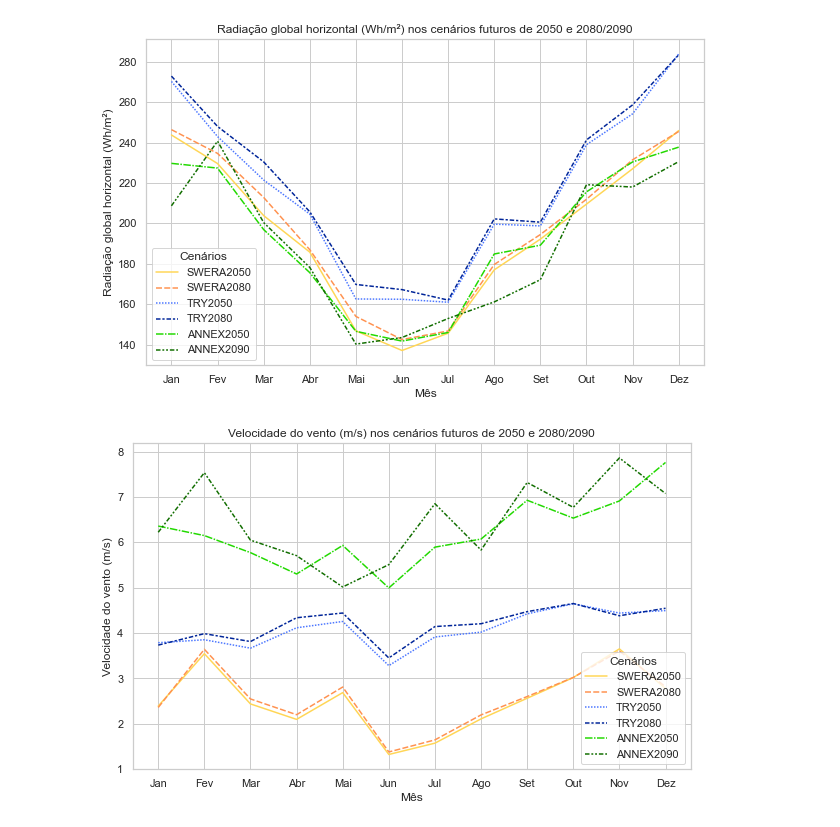
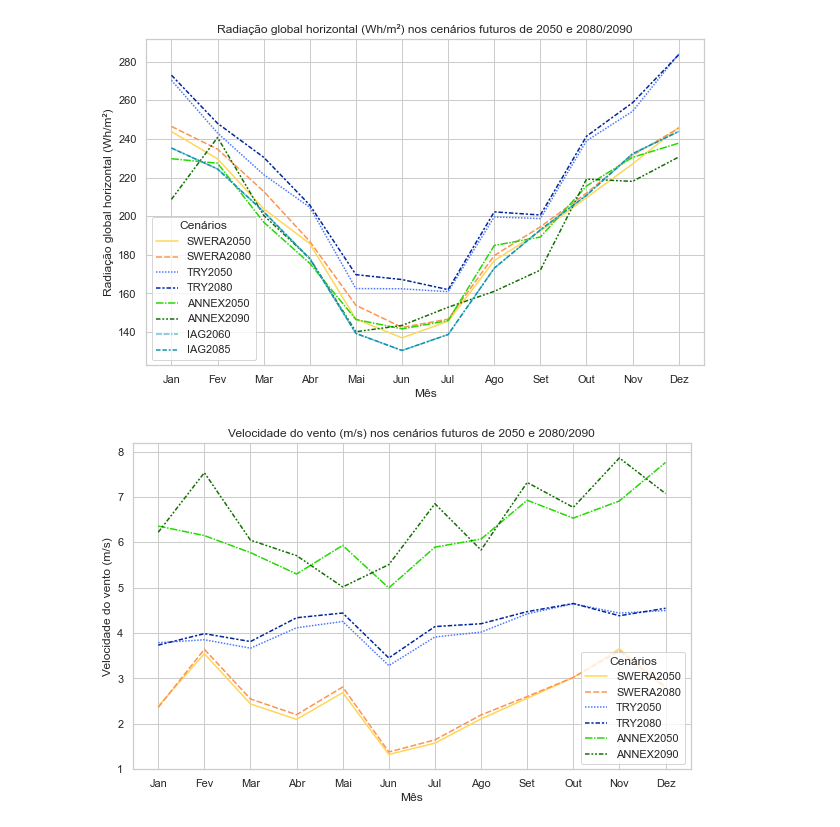
Before and after one commit to matheusbracht/epw_compare, a Jupyter notebook: comparacao_epw_sp.ipynb, the cells around one changed output. Saved outputs shown, nothing was run; the diff lists cells and outputs as text; code cells hidden in the pictures.

```diff
--- a/comparacao_epw_sp.ipynb
+++ b/comparacao_epw_sp.ipynb
@@ -92,3 +112,4 @@ df_annex80[0] = pd.to_datetime(df_annex80[0], infer_datetime_format=True)
 df_swera[0] = pd.to_datetime(df_swera[0], infer_datetime_format=True)
 df_try[0] = pd.to_datetime(df_try[0], infer_datetime_format=True)
 df_tmyx_base[0] = pd.to_datetime(df_tmyx_base[0], infer_datetime_format=True)
+df_iag[0] = pd.to_datetime(df_iag[0], infer_datetime_format=True)
@@ -161,22 +207,8 @@ fig.savefig(cidade+'_violin_rh.png', bbox_inches='tight')
 # %%
 #violin plot velocidade do vento todos os cenários
-violinscenarios_type_colors = ['#FF0000', # TMYx
-                    '#819FFF',  # TRY_base
-                    '#3D6BFF',  # TRY_2020
-                    '#003CFC',  # TRY_2050
-                    '#001D76',  # TRY_2080
-                    '#FFE491',  # SWERA_base
-                    '#FFD248',  # SWERA_2020
-                    '#FFC100',  # SWERA_2050
-                    '#FF9250',  # SWERA_2080
-                    '#22D900',  # ANNEX80_2010
-                    '#1DB800',  # ANNEX80_2050
-                    '#116E00',  # ANNEX80_2090
-                   ]
+df = df_tmyx_base.append(df_try.append(df_swera.append(df_annex80.append(df_iag))))
 
-df = df_tmyx_base.append(df_try.append(df_swera.append(df_annex80)))
-
-plt.figure(figsize=(10,6))
+plt.figure(figsize=(16,6))
 sns.set_style('whitegrid')
 
 g=sns.violinplot(x=df[35], y=df[21], data=df, palette=violinscenarios_type_colors)
@@ -188,5 +220,5 @@ plt.xticks(rotation=45)
 plt.show()
 
 fig = g.get_figure()
-fig.savefig(cidade+'_violin_ws.png', bbox_inches='tight')
+fig.savefig(cidade+'_violin_ws.png', bbox_inches='tight', dpi=300)
 # %% [output]
@@ -198,6 +230,8 @@ scenarios_type_colors = ['#FFD656',  # SWERA_2050
                     '#002599',  # TRY_2080
                     '#22D900',  # ANNEX80_2050
                     '#116E00',  # ANNEX80_2090
+                    '#64c4d2',  # IAG_2060
+                    '#1094ab',  # IAG_2085
                    ]
 # %%
 #dividindo nos cenários
@@ -213,4 +247,8 @@ df_try_base = df_try.loc[df_try[35] == 'try_base']
 df_try_2020 = df_try.loc[df_try[35] == 'try_2020']
 df_try_2050 = df_try.loc[df_try[35] == 'try_2050']
 df_try_2080 = df_try.loc[df_try[35] == 'try_2080']
+
+df_iag_2030 = df_iag.loc[df_iag[35] == 'iag_2030']
+df_iag_2060 = df_iag.loc[df_iag[35] == 'iag_2060']
+df_iag_2085 = df_iag.loc[df_iag[35] == 'iag_2085']
 # %%
@@ -288,37 +331,41 @@ fig.savefig(cidade+'_rh.png', bbox_inches='tight')
 # %%
 #gráfico da radiação global horizontal média mensal para cada cenário
 
 df_swera_2050_meanmonth = df_swera_2050.groupby([df_swera_2050[0].dt.month])[13].mean()
 df_swera_2080_meanmonth = df_swera_2080.groupby([df_swera_2080[0].dt.month])[13].mean()
 
 df_try_2050_meanmonth = df_try_2050.groupby([df_try_2050[0].dt.month])[13].mean()
 df_try_2080_meanmonth = df_try_2080.groupby([df_try_2080[0].dt.month])[13].mean()
 
 df_annex80_2050_meanmonth = df_annex80_2050.groupby([df_annex80_2050[0].dt.month])[13].mean()
 df_annex80_2090_meanmonth = df_annex80_2090.groupby([df_annex80_2090[0].dt.month])[13].mean()
 
+df_iag_2060_meanmonth = df_iag_2060.groupby([df_iag_2060[0].dt.month])[13].mean()
+df_iag_2085_meanmonth = df_iag_2085.groupby([df_iag_2085[0].dt.month])[13].mean()
+
 df_ghi_meanmonth = pd.DataFrame(dict(time=('Jan', 'Fev', 'Mar', 'Abr', 'Mai', 'Jun', 'Jul', 'Ago', 'Set', 'Out', 'Nov', 'Dez'),
                                      ghi_swera_2050=df_swera_2050_meanmonth,ghi_swera_2080=df_swera_2080_meanmonth,
                                      ghi_try_2050=df_try_2050_meanmonth,ghi_try_2080=df_try_2080_meanmonth,
-                                     ghi_annex80_2050=df_annex80_2050_meanmonth,ghi_annex80_2090=df_annex80_2090_meanmonth
+                                     ghi_annex80_2050=df_annex80_2050_meanmonth,ghi_annex80_2090=df_annex80_2090_meanmonth,
+                                     ghi_iag_2060=df_iag_2060_meanmonth,ghi_iag_2085=df_iag_2085_meanmonth
                                     ))
 
 plt.figure(figsize=(10,6))
 sns.set_theme(style="whitegrid")
 g = sns.lineplot(x='time', y='value', hue='variable',  style='variable',
              data=pd.melt(df_ghi_meanmonth, ['time']), palette=scenarios_type_colors)
 
 
 plt.xlabel("Mês")
 plt.ylabel("Radiação global horizontal (Wh/m²)")
 plt.title("Radiação global horizontal (Wh/m²) nos cenários futuros de 2050 e 2080/2090")
-plt.legend(title='Cenários', labels=['SWERA2050', 'SWERA2080', 'TRY2050', 'TRY2080', 'ANNEX2050', 'ANNEX2090'])
+plt.legend(title='Cenários', labels=['SWERA2050', 'SWERA2080', 'TRY2050', 'TRY2080', 'ANNEX2050', 'ANNEX2090', 'IAG2060', 'IAG2085'])
 plt.show(g)
 
 fig = g.get_figure()
-fig.savefig(cidade+'_ghi.png', bbox_inches='tight')
+fig.savefig(cidade+'_ghi.png', bbox_inches='tight', dpi=300)
 # %% [output]
-[figure, old version]
+[figure, new version]
 # %%
 #gráfico da velocidade do vendo média mensal para cada cenário
 
```
Also changed, not shown: parts of 13 cells of this notebook.
